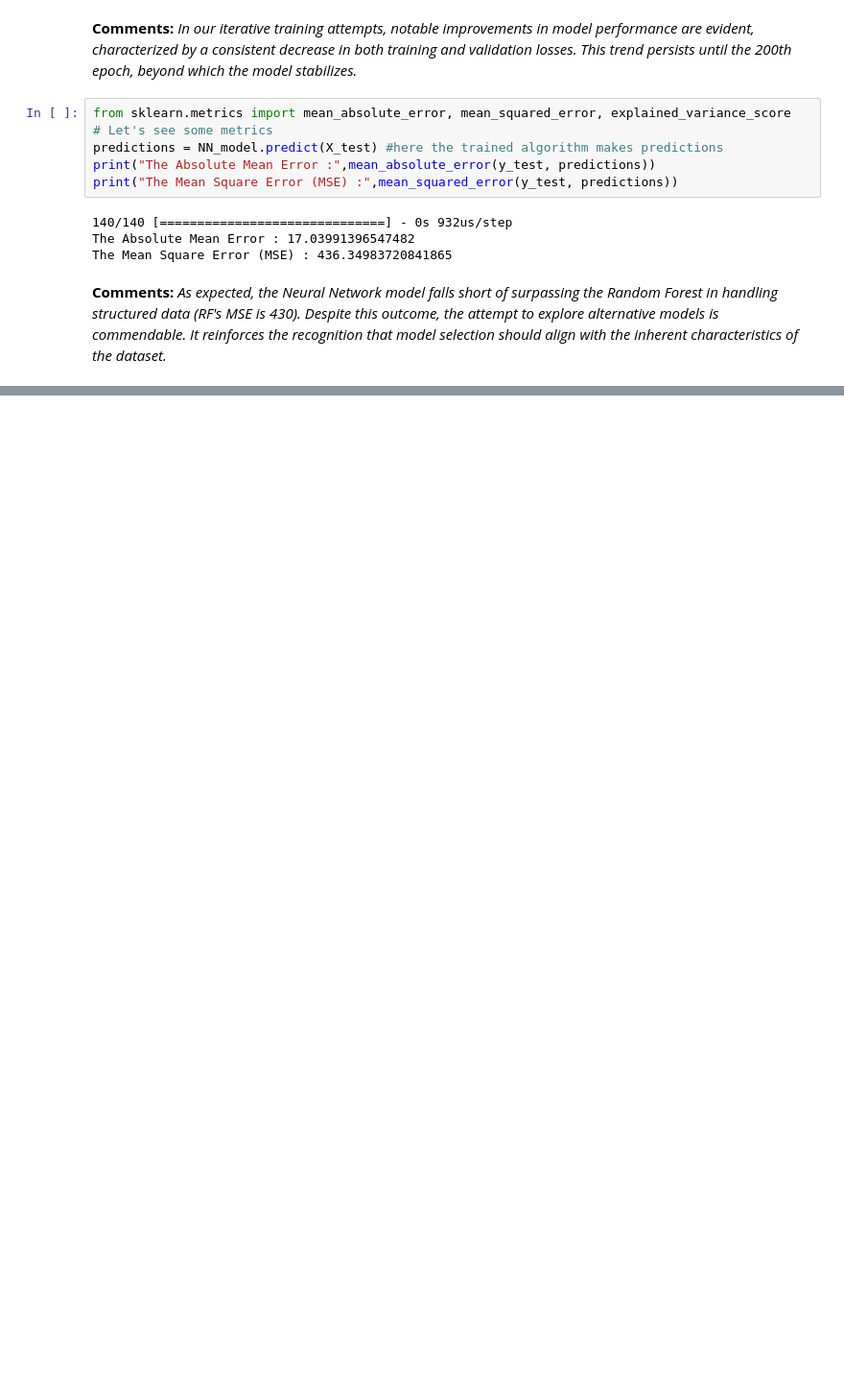
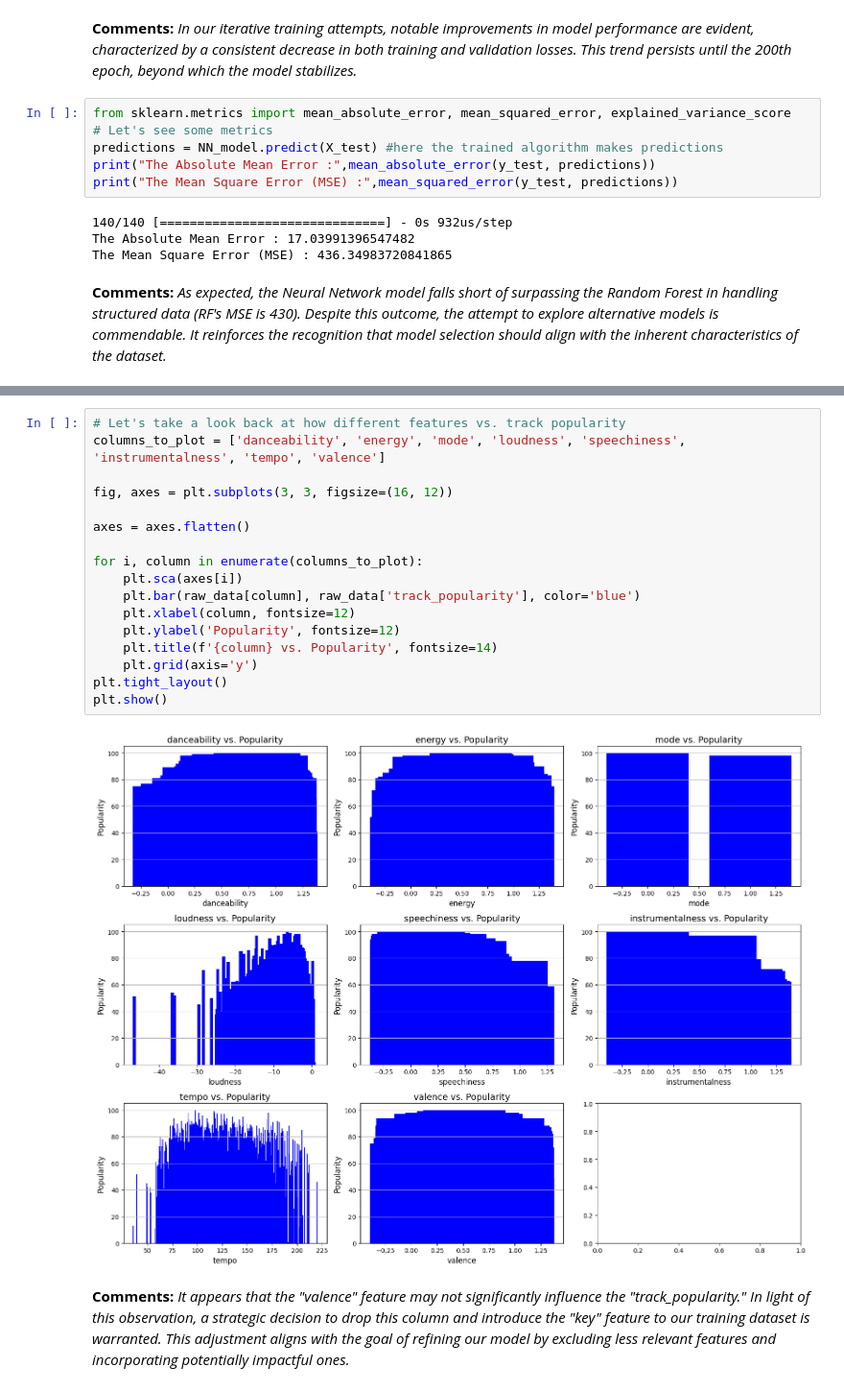
Before and after one commit to cdinh92/CS39AA-Project, a Jupyter notebook: project_part3.ipynb, the cells around one changed output, grey strips where cells are left out. Shown: that part at 96% size. Drawn from its saved outputs; the diff is of its cells as text; blank space fills up the shorter version.

```diff
--- a/project_part3.ipynb
+++ b/project_part3.ipynb
@@ -163,0 +166,21 @@ The Mean Square Error (MSE) : 436.34983720841865
+# %%
+# Let's take a look back at how different features vs. track popularity
+columns_to_plot = ['danceability', 'energy', 'mode', 'loudness', 'speechiness', 'instrumentalness', 'tempo', 'valence']
+
+fig, axes = plt.subplots(3, 3, figsize=(16, 12))
+
+axes = axes.flatten()
+
+for i, column in enumerate(columns_to_plot):
+    plt.sca(axes[i])
+    plt.bar(raw_data[column], raw_data['track_popularity'], color='blue')
+    plt.xlabel(column, fontsize=12)
+    plt.ylabel('Popularity', fontsize=12)
+    plt.title(f'{column} vs. Popularity', fontsize=14)
+    plt.grid(axis='y')
+plt.tight_layout()
+plt.show()
+# %% [output]
+[figure, added]
+# %% [markdown]
+**Comments:** _It appears that the "valence" feature may not significantly influence the "track_popularity." In light of this observation, a strategic decision to drop this column and introduce the "key" feature to our training dataset is warranted. This adjustment aligns with the goal of refining our model by excluding less relevant features and incorporating potentially impactful ones._
```
Also changed, not shown: parts of 6 cells of this notebook, 2 other files.
